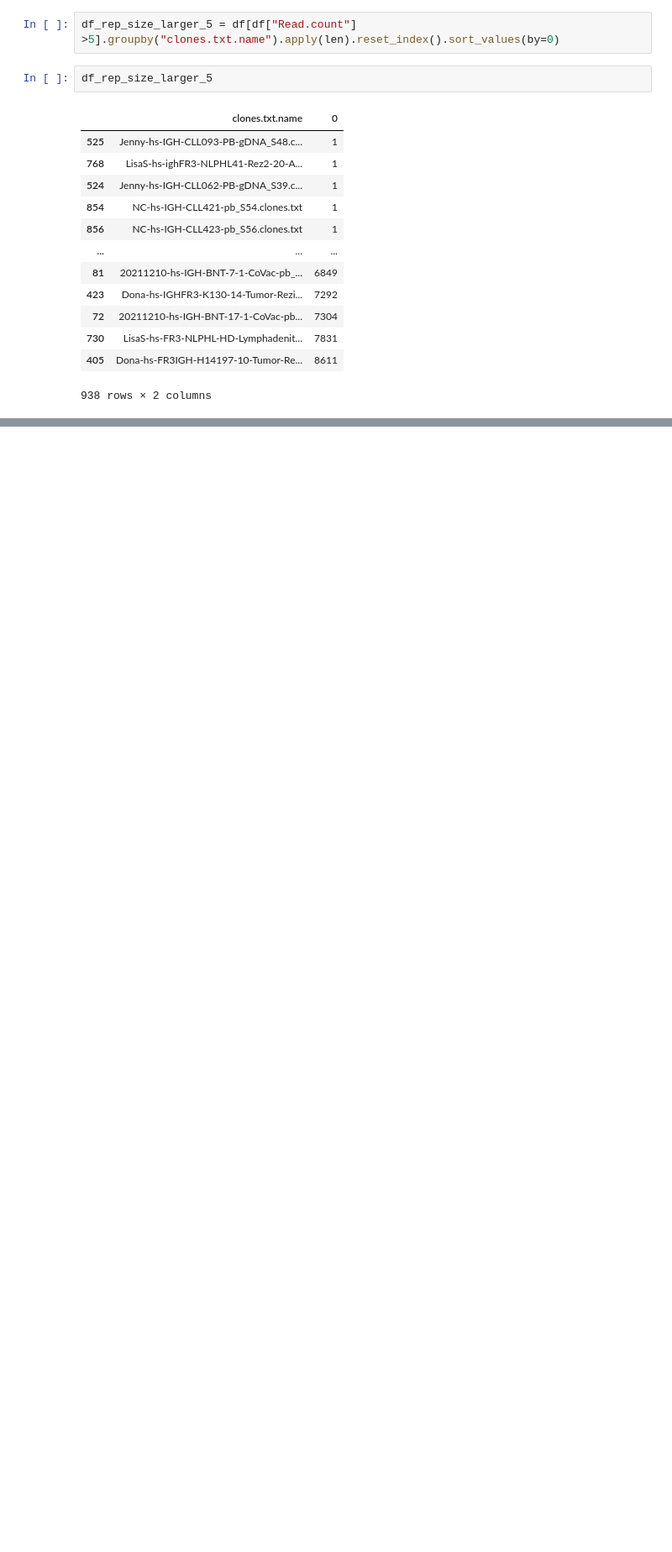
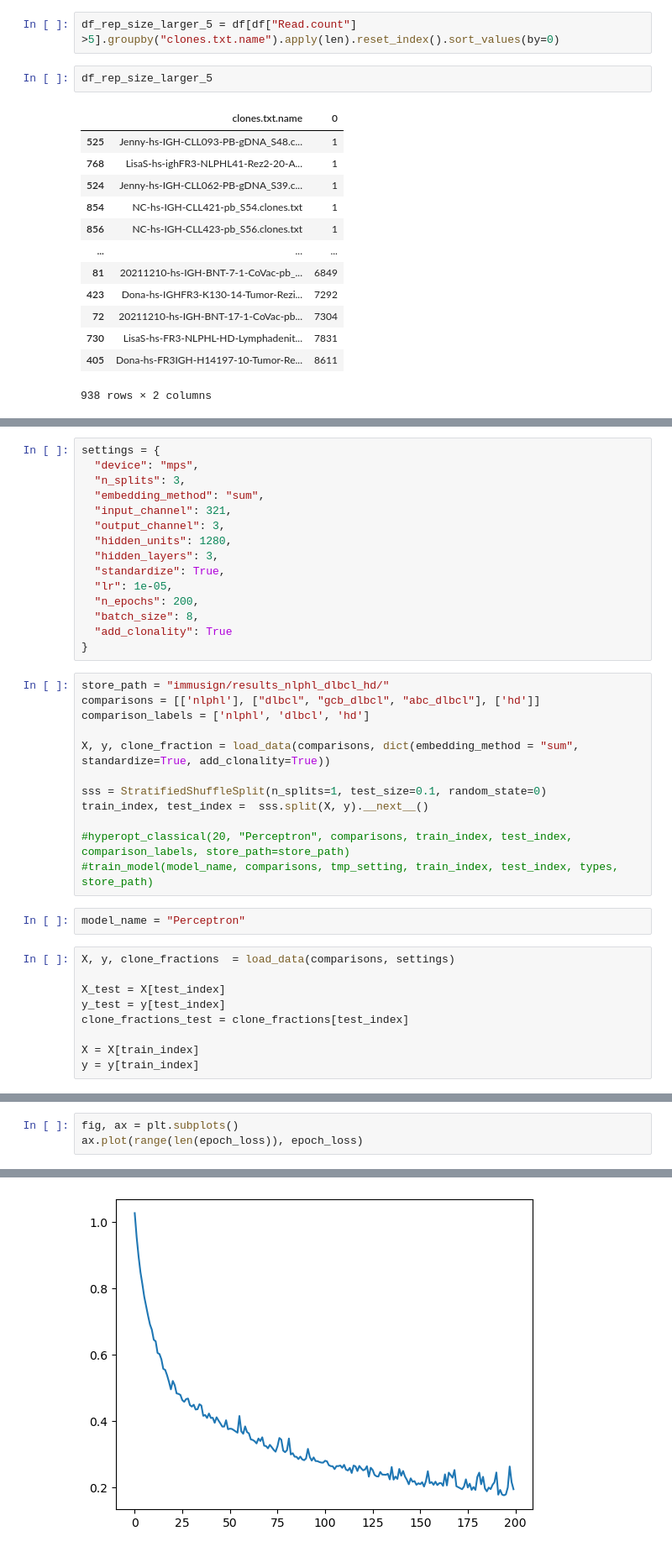
Before and after one commit to paulovic96/immusign, a Jupyter notebook: immusign_esm_classification.ipynb, the cells around one changed output, grey strips where cells are left out. Shown: that part at 84% size. Cells and saved outputs as stored; diff of their text form; blank space fills up the shorter version.

```diff
--- a/immusign_esm_classification.ipynb
+++ b/immusign_esm_classification.ipynb
@@ -670,0 +755,38 @@ for ii in tqdm(range(N_EPOCHS), desc ='Training...',position=0,leave=True):
+# %%
+settings = {
+  "device": "mps",
+  "n_splits": 3,
+  "embedding_method": "sum",
+  "input_channel": 321,
+  "output_channel": 3,
+  "hidden_units": 1280,
+  "hidden_layers": 3,
+  "standardize": True,
+  "lr": 1e-05,
+  "n_epochs": 200,
+  "batch_size": 8,
+  "add_clonality": True
+}
+# %%
+store_path = "immusign/results_nlphl_dlbcl_hd/"
+comparisons = [['nlphl'], ["dlbcl", "gcb_dlbcl", "abc_dlbcl"], ['hd']]
+comparison_labels = ['nlphl', 'dlbcl', 'hd']
+
+X, y, clone_fraction = load_data(comparisons, dict(embedding_method = "sum", standardize=True, add_clonality=True))
+
+sss = StratifiedShuffleSplit(n_splits=1, test_size=0.1, random_state=0)
+train_index, test_index =  sss.split(X, y).__next__()
+
+#hyperopt_classical(20, "Perceptron", comparisons, train_index, test_index, comparison_labels, store_path=store_path)
+#train_model(model_name, comparisons, tmp_setting, train_index, test_index, types, store_path)
+# %%
+model_name = "Perceptron"
+# %%
+X, y, clone_fractions  = load_data(comparisons, settings)
+
+X_test = X[test_index]
+y_test = y[test_index]
+clone_fractions_test = clone_fractions[test_index]
+
+X = X[train_index]
+y = y[train_index]
@@ -670,0 +844,4 @@ for ii in tqdm(range(N_EPOCHS), desc ='Training...',position=0,leave=True):
+# %%
+fig, ax = plt.subplots()
+ax.plot(range(len(epoch_loss)), epoch_loss)
+# %% [output]
@@ -670,0 +849 @@ for ii in tqdm(range(N_EPOCHS), desc ='Training...',position=0,leave=True):
+[figure, added]
```
Also changed, not shown: parts of 44 cells of this notebook.
